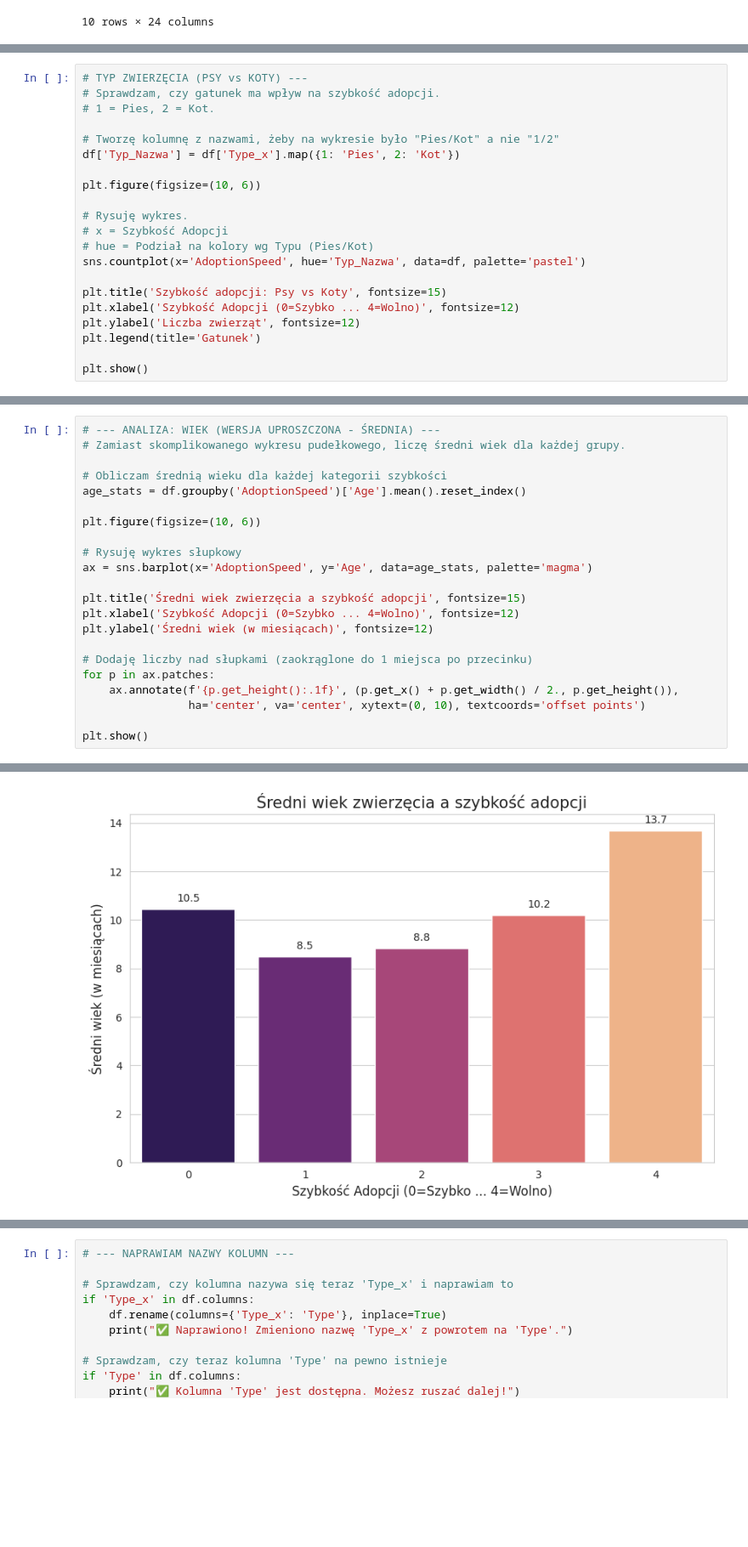
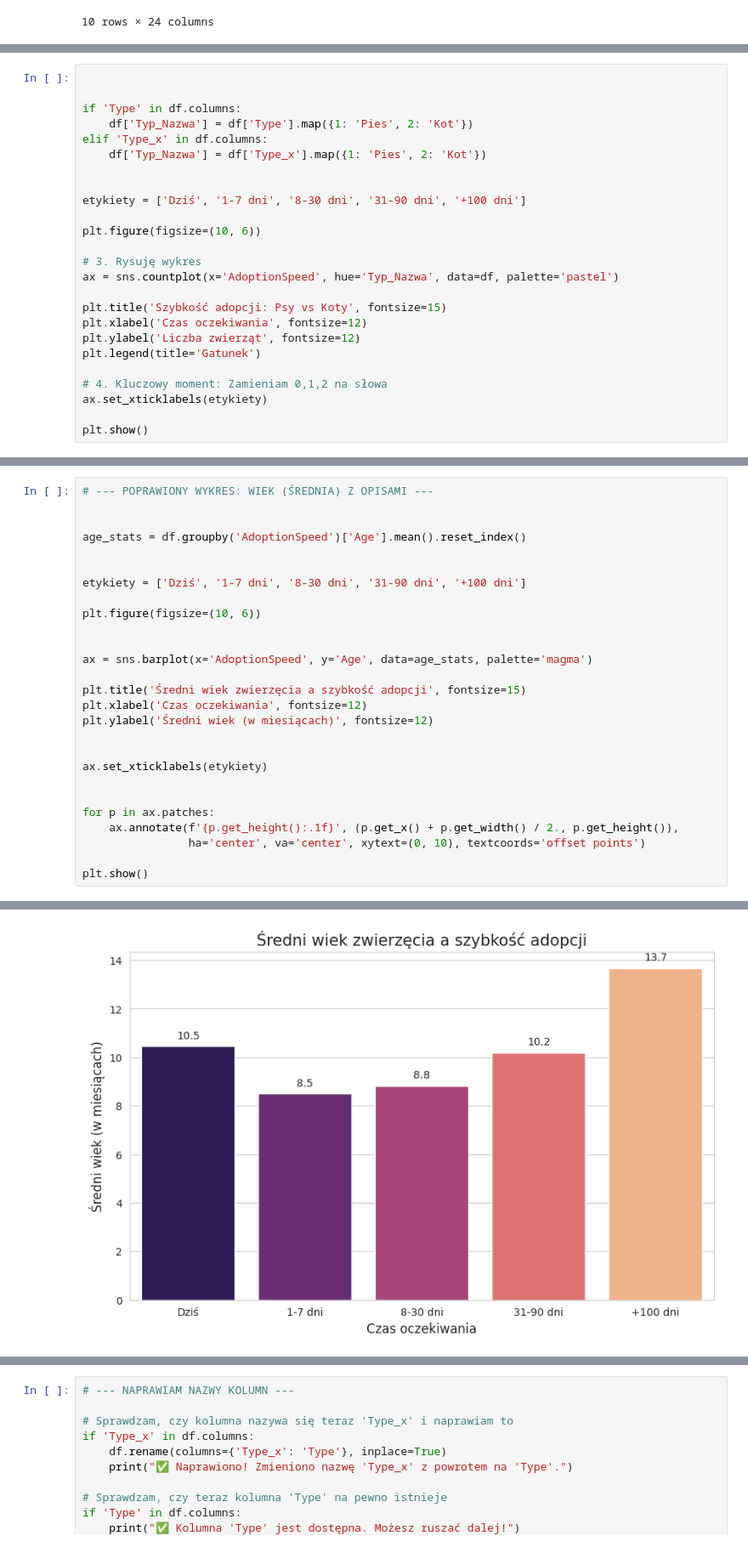
Before and after one commit to trozmarynowski/Projekt-Zaliczeniony-Merito, a Jupyter notebook: Untitled85.ipynb, the cells around one changed output, grey strips where cells are left out. Shown at 85% size. Drawn from its saved outputs; the diff is of its cells as text; blank space fills up the shorter version.

```diff
--- a/Untitled85.ipynb
+++ b/Untitled85.ipynb
@@ -97,22 +93,26 @@ Passing `palette` without assigning `hue` is deprecated and will be removed in v
 # %%
-# TYP ZWIERZĘCIA (PSY vs KOTY) ---
-# Sprawdzam, czy gatunek ma wpływ na szybkość adopcji.
-# 1 = Pies, 2 = Kot.
 
-# Tworzę kolumnę z nazwami, żeby na wykresie było "Pies/Kot" a nie "1/2"
-df['Typ_Nazwa'] = df['Type_x'].map({1: 'Pies', 2: 'Kot'})
+
+if 'Type' in df.columns:
+    df['Typ_Nazwa'] = df['Type'].map({1: 'Pies', 2: 'Kot'})
+elif 'Type_x' in df.columns:
+    df['Typ_Nazwa'] = df['Type_x'].map({1: 'Pies', 2: 'Kot'})
+
+
+etykiety = ['Dziś', '1-7 dni', '8-30 dni', '31-90 dni', '+100 dni']
 
 plt.figure(figsize=(10, 6))
 
-# Rysuję wykres.
-# x = Szybkość Adopcji
-# hue = Podział na kolory wg Typu (Pies/Kot)
-sns.countplot(x='AdoptionSpeed', hue='Typ_Nazwa', data=df, palette='pastel')
+# 3. Rysuję wykres
+ax = sns.countplot(x='AdoptionSpeed', hue='Typ_Nazwa', data=df, palette='pastel')
 
 plt.title('Szybkość adopcji: Psy vs Koty', fontsize=15)
-plt.xlabel('Szybkość Adopcji (0=Szybko ... 4=Wolno)', fontsize=12)
+plt.xlabel('Czas oczekiwania', fontsize=12)
 plt.ylabel('Liczba zwierząt', fontsize=12)
 plt.legend(title='Gatunek')
 
+# 4. Kluczowy moment: Zamieniam 0,1,2 na słowa
+ax.set_xticklabels(etykiety)
+
 plt.show()
 # %% [output]
@@ -140,27 +120,32 @@ Passing `palette` without assigning `hue` is deprecated and will be removed in v
 # %%
-# --- ANALIZA: WIEK (WERSJA UPROSZCZONA - ŚREDNIA) ---
-# Zamiast skomplikowanego wykresu pudełkowego, liczę średni wiek dla każdej grupy.
+# --- POPRAWIONY WYKRES: WIEK (ŚREDNIA) Z OPISAMI ---
 
-# Obliczam średnią wieku dla każdej kategorii szybkości
+
 age_stats = df.groupby('AdoptionSpeed')['Age'].mean().reset_index()
+
+
+etykiety = ['Dziś', '1-7 dni', '8-30 dni', '31-90 dni', '+100 dni']
 
 plt.figure(figsize=(10, 6))
 
-# Rysuję wykres słupkowy
+
 ax = sns.barplot(x='AdoptionSpeed', y='Age', data=age_stats, palette='magma')
 
 plt.title('Średni wiek zwierzęcia a szybkość adopcji', fontsize=15)
-plt.xlabel('Szybkość Adopcji (0=Szybko ... 4=Wolno)', fontsize=12)
+plt.xlabel('Czas oczekiwania', fontsize=12)
 plt.ylabel('Średni wiek (w miesiącach)', fontsize=12)
 
-# Dodaję liczby nad słupkami (zaokrąglone do 1 miejsca po przecinku)
+
+ax.set_xticklabels(etykiety)
+
+
 for p in ax.patches:
     ax.annotate(f'{p.get_height():.1f}', (p.get_x() + p.get_width() / 2., p.get_height()),
                 ha='center', va='center', xytext=(0, 10), textcoords='offset points')
 
 plt.show()
 # %% [output]
 Passing `palette` without assigning `hue` is deprecated and will be removed in v0.14.0. Assign the `x` variable to `hue` and set `legend=False` for the same effect.
 
   ax = sns.barplot(x='AdoptionSpeed', y='Age', data=age_stats, palette='magma')
-[figure, old version]
+[figure, new version]
```
Also changed, not shown: parts of 7 cells of this notebook.
